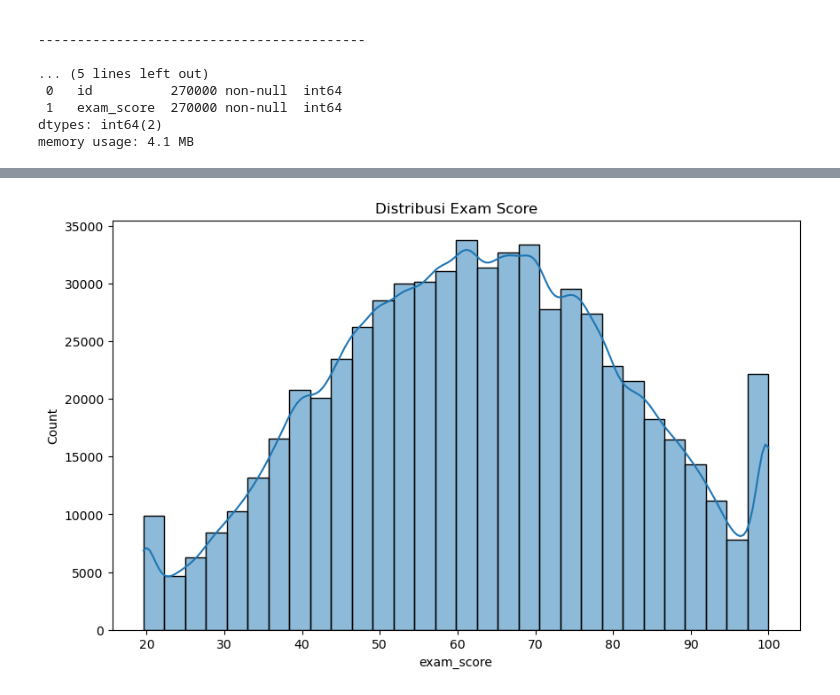
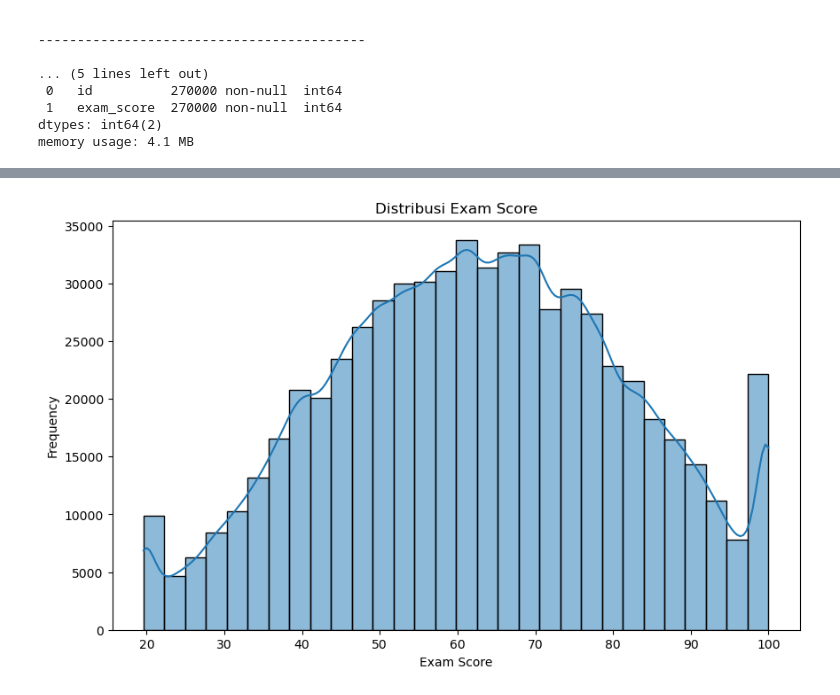
Before and after one commit to sakanabil/data-lab, a Jupyter notebook: data-comp/playground-series-s6e1/pred_student_test_score.ipynb, the cells around one changed output, grey strips where cells are left out. Drawn from its saved outputs; the diff is of its cells as text; code cells hidden in the pictures.

```diff
--- a/data-comp/playground-series-s6e1/pred_student_test_score.ipynb
+++ b/data-comp/playground-series-s6e1/pred_student_test_score.ipynb
@@ -67,4 +67,15 @@ memory usage: 84.8 MB
 | max | 629999.000000 | 24.000000 | 7.910000 | 99.400000 | 9.900000 | 100.000000 |
 # %% [markdown]
 ## Process
+# %%
+# feature engineering
+
+# pengaruh jam belajar dan jam tidur terhadap skor ujian
+train['study_per_sleep'] = train['study_hours'] / (train['sleep_hours'] + 1)
+
+# pengaruh jam belajar dan kehadiran terhadap skor ujian
+train['study_per_attendance'] = train['study_hours'] * train['class_attendance']
+
+test['study_per_sleep'] = test['study_hours'] / (test['sleep_hours'] + 1)
+test['study_per_attendance'] = test['study_hours'] * test['class_attendance']
 # %%
@@ -161,10 +205,12 @@ train.head()
 # %%
 import matplotlib.pyplot as plt
 import seaborn as sns
 
 plt.figure(figsize=(10,6))
 sns.histplot(train['exam_score'], bins=30, kde=True)
 plt.title('Distribusi Exam Score')
+plt.xlabel('Exam Score')
+plt.ylabel('Frequency')
 plt.show()
 # %% [output]
-[figure, old version]
+[figure, new version]
```
Also changed, not shown: parts of 17 cells of this notebook, 1 other file.
